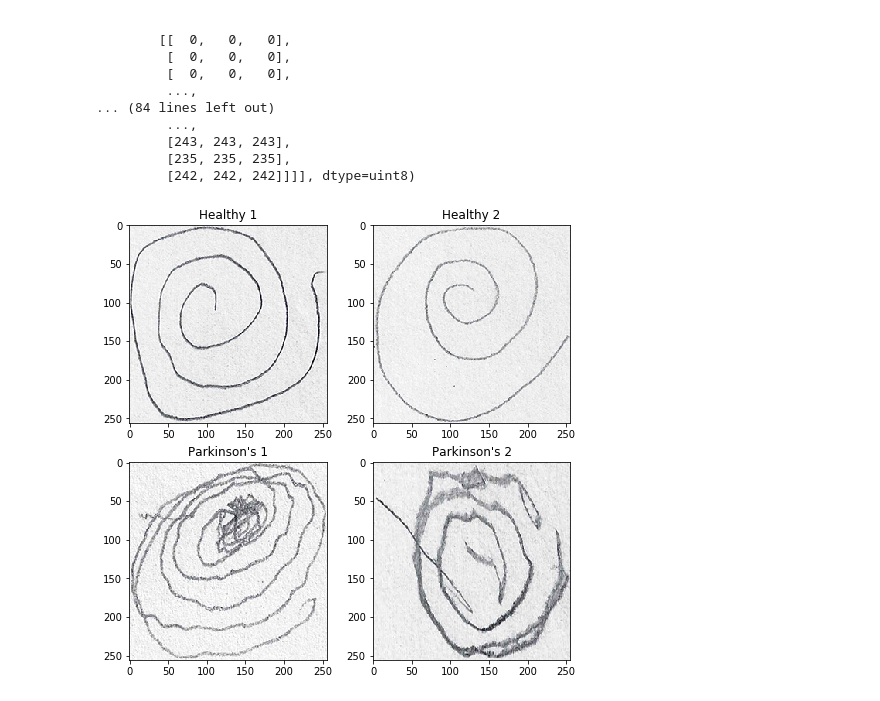
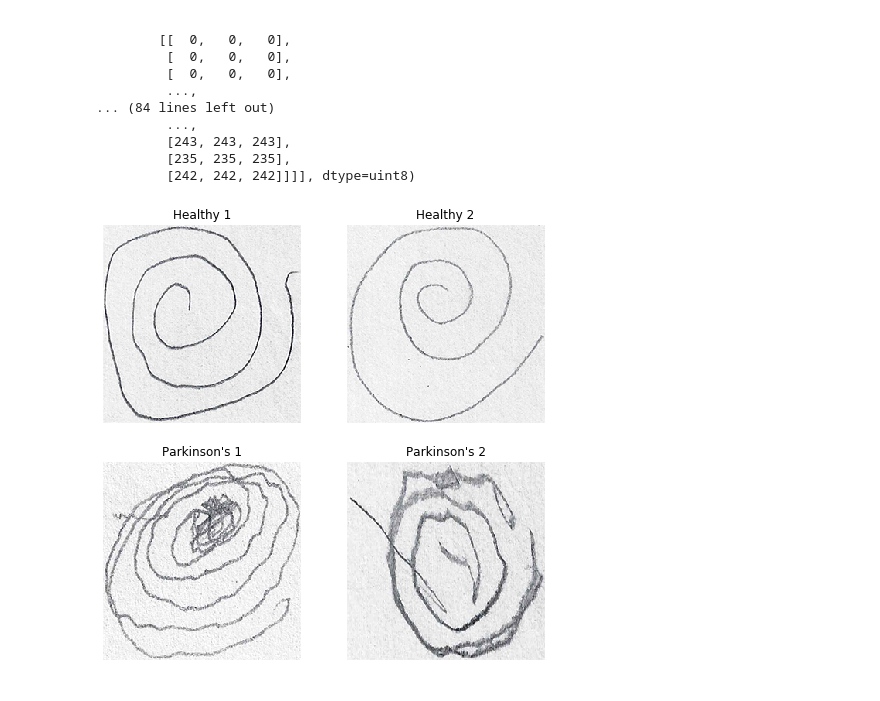
Before and after one commit to gina-santana/Parkinsons_image_classification, a Jupyter notebook: notebooks/acquisition_eda.ipynb, the cells around one changed output. Drawn from its saved outputs; the diff is of its cells as text; code cells hidden in the pictures.

```diff
--- a/notebooks/acquisition_eda.ipynb
+++ b/notebooks/acquisition_eda.ipynb
@@ -154,18 +154,22 @@ array([[[[  0,   0,   0],
 # %%
 fig, ax = plt.subplots(2,2, figsize=(8,8))
 TL = io.imread('../data/spiral/training/healthy/V01HE02.png')
 TR = io.imread('../data/spiral/training/healthy/V05HE02.png')
 BL = io.imread('../data/spiral/training/parkinson/V14PE01.png')
 BR = io.imread('../data/spiral/training/parkinson/V04PE02.png')
 
 ax[0,0].imshow(TL) # top left
 ax[0,0].set_title('Healthy 1')
+ax[0,0].axis('off')
 ax[0,1].imshow(TR)# top right
 ax[0,1].set_title('Healthy 2')
+ax[0,1].axis('off')
 ax[1,0].imshow(BL)# bottom left
 ax[1,0].set_title("Parkinson's 1")
+ax[1,0].axis('off')
 ax[1,1].imshow(BR) # bottom right
 ax[1,1].set_title("Parkinson's 2")
-plt.savefig('Raw_images.png');
+ax[1,1].axis('off')
+plt.savefig('Raw_images3.png');
 # %% [output]
-[figure, old version]
+[figure, new version]
```
Also changed, not shown: parts of 1 cell of this notebook.
